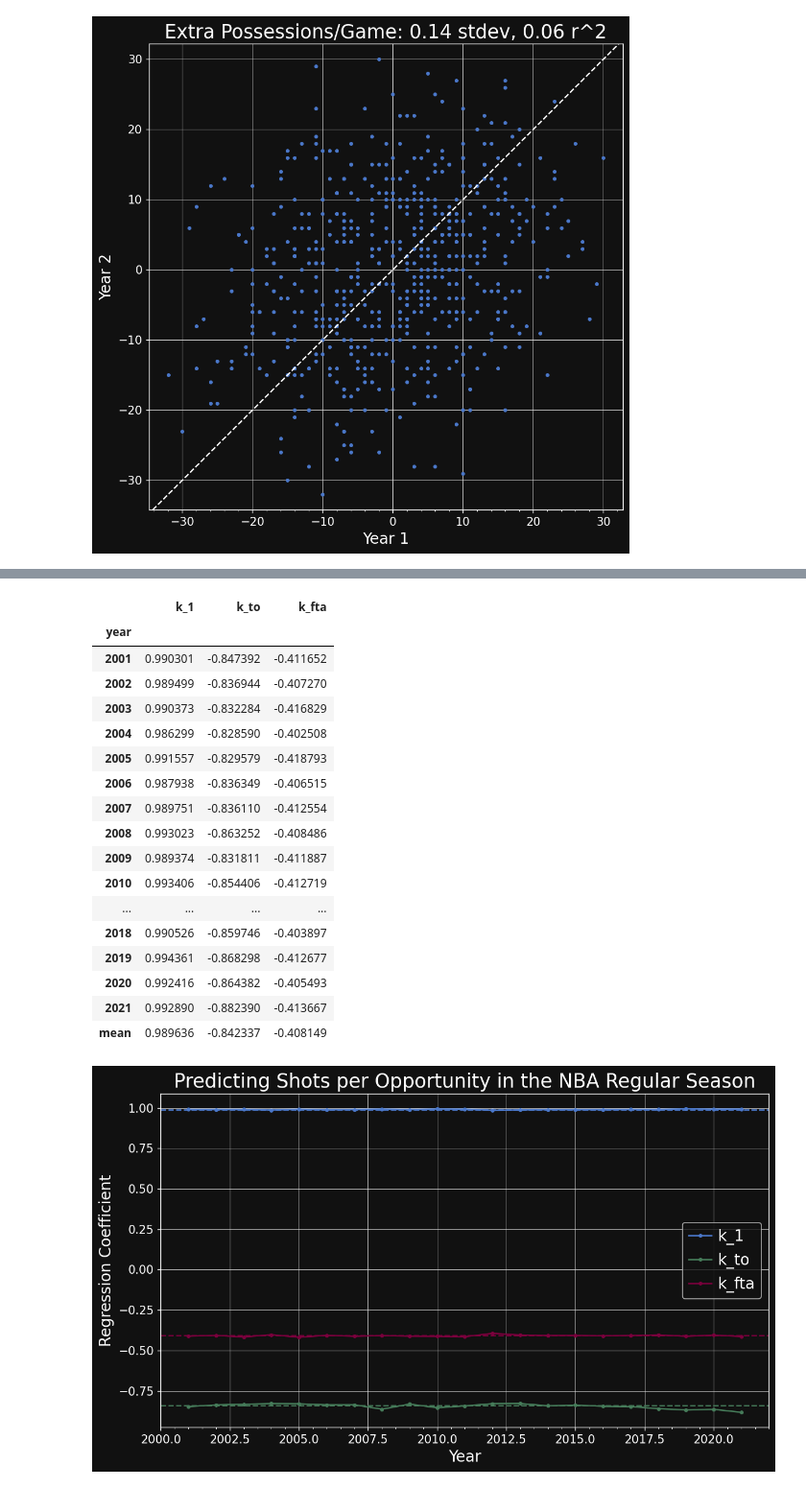
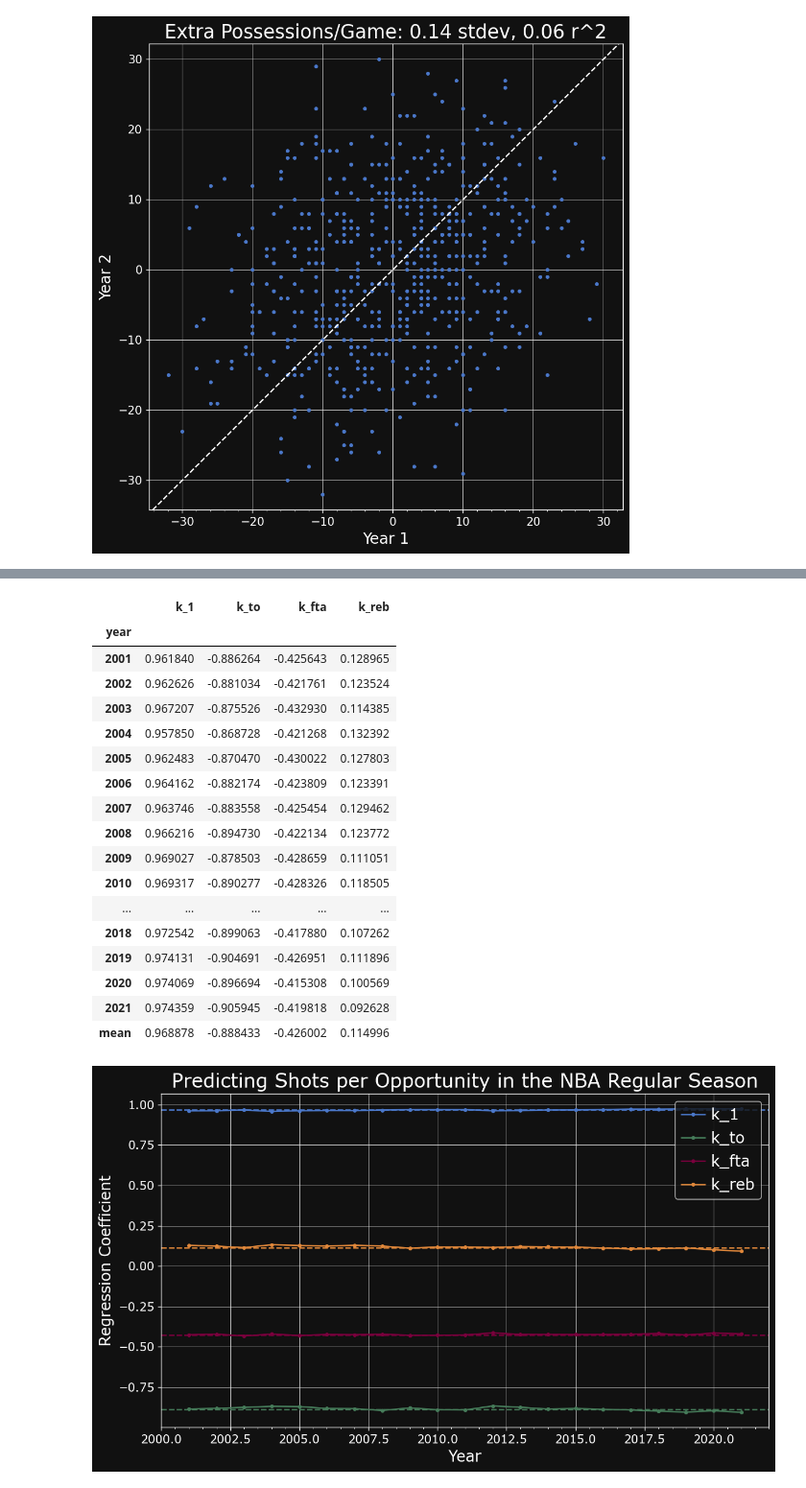
Before and after one commit to matteosox/nba, a Jupyter notebook: notebooks/points_per_possession.ipynb, the cells around one changed output, grey strips where cells are left out. Shown at 96% size. Saved outputs shown, nothing was run; the diff lists cells and outputs as text; code cells hidden in the pictures.

```diff
--- a/notebooks/points_per_possession.ipynb
+++ b/notebooks/points_per_possession.ipynb
@@ -58,8 +58,9 @@ ax.set_title(f'Extra Possessions/Game: {std:.2f} stdev, {r2:.2f} r^2');
 # %%
 # Least squares regression for shot rate estimate
 y = halfgames['shots_per_opp']
-X = np.hstack((np.ones((halfgames.shape[0], 1)), halfgames[['turnover_rate', 'ft_attempt_rate']].values))
+X = np.hstack((np.ones((halfgames.shape[0], 1)), halfgames[['turnover_rate', 'ft_attempt_rate', 'off_reb_rate']].values))
 k, residuals, rank, s = np.linalg.lstsq(X, y, rcond=None)
-k_1, k_to, k_fta = k
-k_1, k_to, k_fta
+halfgames["shots_per_opp_est"] = X.dot(k)
+k_1, k_to, k_fta, k_reb = k
+k
 # %% [output]
@@ -66,0 +68,10 @@ k_1, k_to, k_fta
+# %%
+halfgames["foul_rate"] = (halfgames["possession_num"] + halfgames["off_rebs"] - halfgames["turnovers"] - halfgames["threes_attempted"] - halfgames["twos_attempted"]) / (halfgames["possession_num"] + halfgames["off_rebs"])
+# %%
+# Least squares regression for shot rate estimate
+y = halfgames['foul_rate']
+X = np.hstack((np.ones((halfgames.shape[0], 1)), halfgames[['ft_attempt_rate', 'three_make_rate', 'two_make_rate']].values))
+k, residuals, rank, s = np.linalg.lstsq(X, y, rcond=None)
+halfgames["shots_per_opp_est"] = X.dot(k)
+k_1, k_fta, k_3pt, k_2pt = k
+k
@@ -67,54 +133,62 @@ k_1, k_to, k_fta
 # %%
 rows = []
 
 for year, sub_hg in halfgames.groupby("year"):
     y = sub_hg['shots_per_opp'].values
-    X = np.hstack((np.ones((sub_hg.shape[0], 1)), sub_hg[['turnover_rate', 'ft_attempt_rate']].values))
+    X = np.hstack((np.ones((sub_hg.shape[0], 1)), sub_hg[['turnover_rate', 'ft_attempt_rate', 'off_reb_rate']].values))
     k, residuals, rank, s = np.linalg.lstsq(X, y, rcond=None)
     row = {}
     row["year"] = year
-    row['k_1'], row['k_to'], row['k_fta'] = k
+    row['k_1'], row['k_to'], row['k_fta'], row['k_reb'] = k
     rows.append(row)
 
 reg_data = pd.DataFrame(rows)
 reg_data.index = reg_data.pop("year")
 
 
 fig = plt.figure()
 ax = fig.add_subplot(1, 1, 1)
 ax.plot(reg_data["k_1"], ".-", label="k_1")
 ax.axhline(k_1, ls="--", color="C0")
 ax.plot(reg_data["k_to"], ".-", label="k_to")
 ax.axhline(k_to, ls="--", color="C1")
 ax.plot(reg_data["k_fta"], ".-", label="k_fta")
 ax.axhline(k_fta, ls="--", color="C2")
+ax.plot(reg_data["k_reb"], ".-", label="k_reb")
+ax.axhline(k_reb, ls="--", color="C3")
+# ax.plot(reg_data["k_2pt%"], ".-", label="k_2pt%")
+# ax.axhline(k_2pt, ls="--", color="C4")
+# ax.plot(reg_data["k_3pt%"], ".-", label="k_3pt%")
+# ax.axhline(k_3pt, ls="--", color="C5")
+# ax.plot(reg_data["k_3pta"], ".-", label="k_3pta")
+# ax.axhline(k_3pta, ls="--", color="C6")
 ax.set_xlabel("Year")
 ax.set_ylabel("Regression Coefficient")
 ax.legend()
 ax.set_title("Predicting Shots per Opportunity in the NBA Regular Season")
 
-reg_data.loc["mean", :] = (k_1, k_to, k_fta)
+reg_data.loc["mean", :] = (k_1, k_to, k_fta, k_reb)
 reg_data
 # %% [output]
-|  | k_1 | k_to | k_fta |
-| year |  |  |  |
-| 2001 | 0.990301 | -0.847392 | -0.411652 |
-| 2002 | 0.989499 | -0.836944 | -0.407270 |
-| 2003 | 0.990373 | -0.832284 | -0.416829 |
-| 2004 | 0.986299 | -0.828590 | -0.402508 |
-| 2005 | 0.991557 | -0.829579 | -0.418793 |
-| 2006 | 0.987938 | -0.836349 | -0.406515 |
-| 2007 | 0.989751 | -0.836110 | -0.412554 |
-| 2008 | 0.993023 | -0.863252 | -0.408486 |
-| 2009 | 0.989374 | -0.831811 | -0.411887 |
-| 2010 | 0.993406 | -0.854406 | -0.412719 |
-| ... | ... | ... | ... |
-| 2018 | 0.990526 | -0.859746 | -0.403897 |
-| 2019 | 0.994361 | -0.868298 | -0.412677 |
-| 2020 | 0.992416 | -0.864382 | -0.405493 |
-| 2021 | 0.992890 | -0.882390 | -0.413667 |
-| mean | 0.989636 | -0.842337 | -0.408149 |
+|  | k_1 | k_to | k_fta | k_reb |
+| year |  |  |  |  |
+| 2001 | 0.961840 | -0.886264 | -0.425643 | 0.128965 |
+| 2002 | 0.962626 | -0.881034 | -0.421761 | 0.123524 |
+| 2003 | 0.967207 | -0.875526 | -0.432930 | 0.114385 |
+| 2004 | 0.957850 | -0.868728 | -0.421268 | 0.132392 |
+| 2005 | 0.962483 | -0.870470 | -0.430022 | 0.127803 |
+| 2006 | 0.964162 | -0.882174 | -0.423809 | 0.123391 |
+| 2007 | 0.963746 | -0.883558 | -0.425454 | 0.129462 |
+| 2008 | 0.966216 | -0.894730 | -0.422134 | 0.123772 |
+| 2009 | 0.969027 | -0.878503 | -0.428659 | 0.111051 |
+| 2010 | 0.969317 | -0.890277 | -0.428326 | 0.118505 |
+| ... | ... | ... | ... | ... |
+| 2018 | 0.972542 | -0.899063 | -0.417880 | 0.107262 |
+| 2019 | 0.974131 | -0.904691 | -0.426951 | 0.111896 |
+| 2020 | 0.974069 | -0.896694 | -0.415308 | 0.100569 |
+| 2021 | 0.974359 | -0.905945 | -0.419818 | 0.092628 |
+| mean | 0.968878 | -0.888433 | -0.426002 | 0.114996 |
-[figure, old version]
+[figure, new version]
 # %%
 rel_error = (halfgames['shots_per_opp_est'] - halfgames['shots_per_opp']) / halfgames['shots_per_opp']
 rms_error = np.sqrt(np.mean(rel_error ** 2))
```
Also changed, not shown: parts of 4 cells of this notebook, 5 other files.
